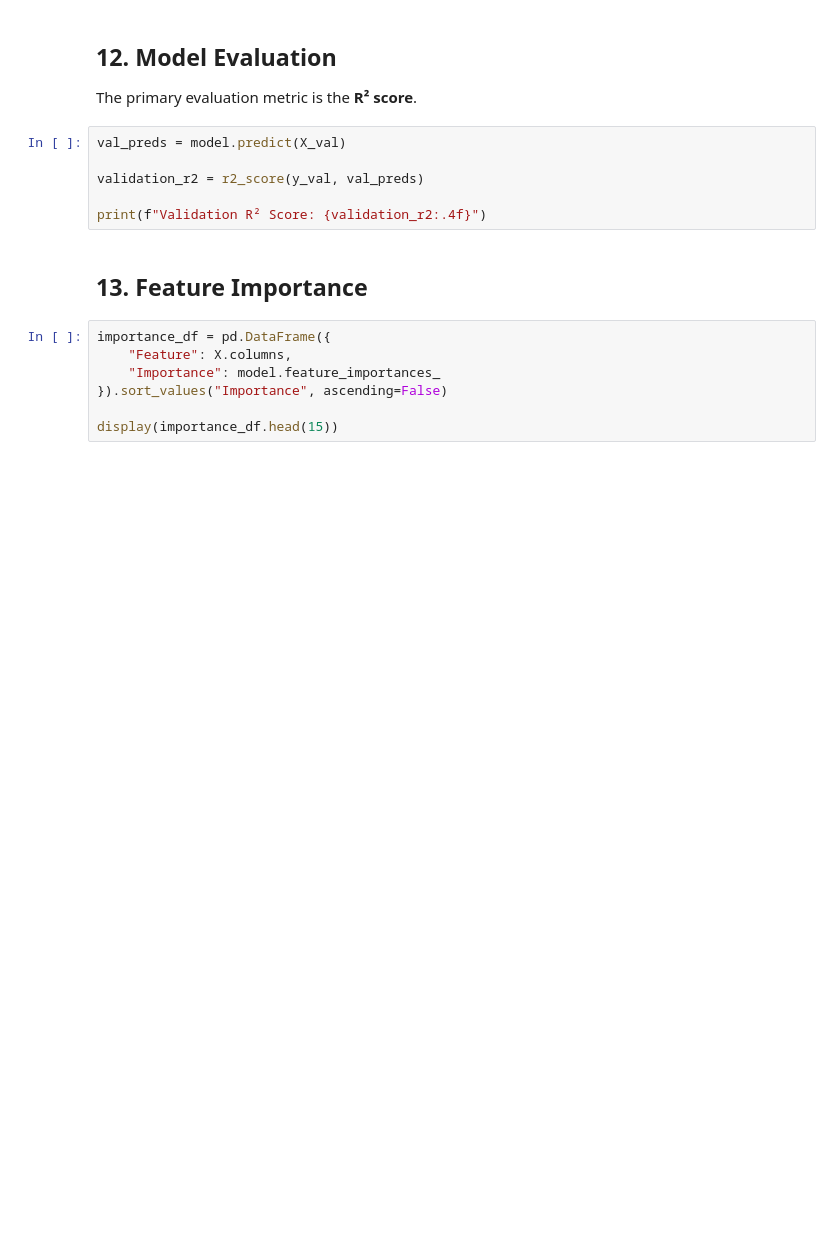
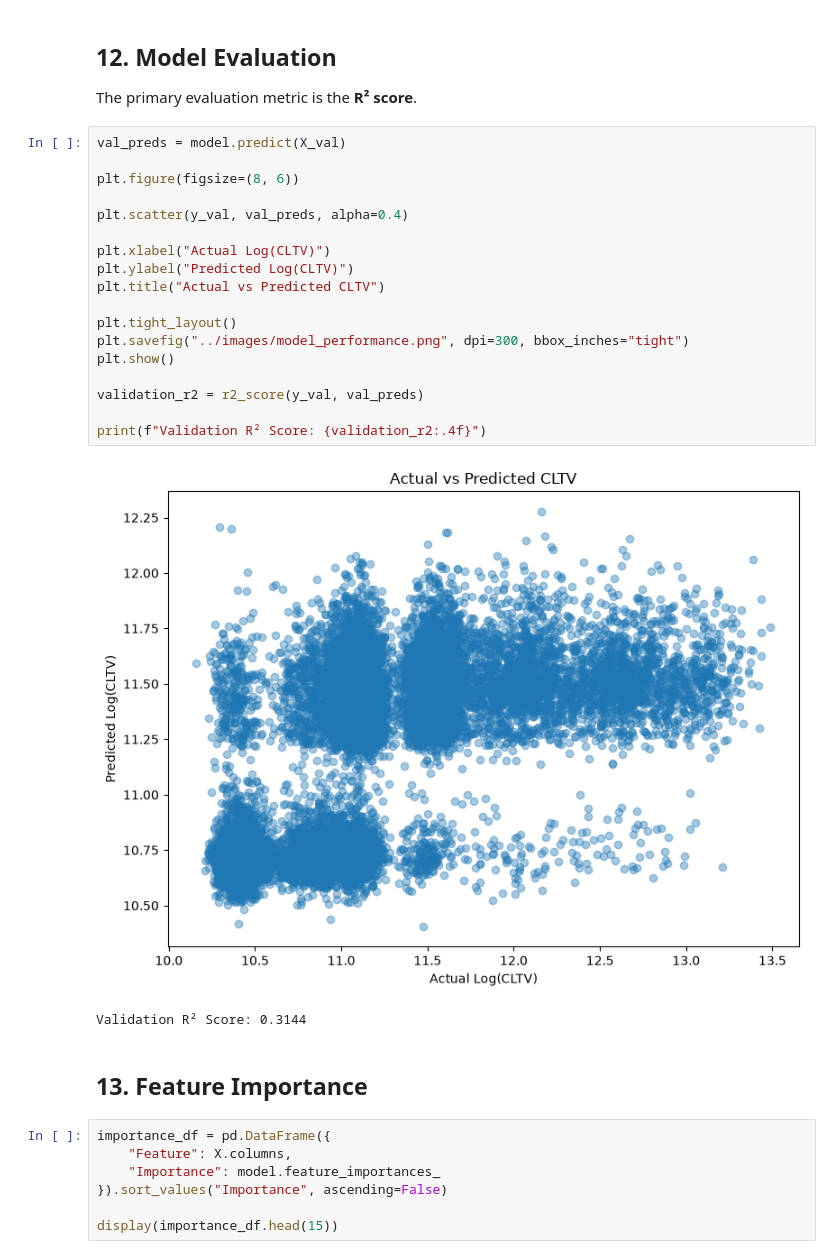
Before and after one commit to tamanna-dev01/cltv-prediction-hackathon, a Jupyter notebook: notebooks/CLTV_Prediction.ipynb, the cells around one changed output. Saved outputs shown, nothing was run; the diff lists cells and outputs as text; blank space fills up the shorter version.

```diff
--- a/notebooks/CLTV_Prediction.ipynb
+++ b/notebooks/CLTV_Prediction.ipynb
@@ -342,12 +534,27 @@ print("Model training completed.")
 ## 12. Model Evaluation
 
 The primary evaluation metric is the **R² score**.
-# %%
-val_preds = model.predict(X_val)
-
-validation_r2 = r2_score(y_val, val_preds)
-
-print(f"Validation R² Score: {validation_r2:.4f}")
+# %%
+val_preds = model.predict(X_val)
+
+plt.figure(figsize=(8, 6))
+
+plt.scatter(y_val, val_preds, alpha=0.4)
+
+plt.xlabel("Actual Log(CLTV)")
+plt.ylabel("Predicted Log(CLTV)")
+plt.title("Actual vs Predicted CLTV")
+
+plt.tight_layout()
+plt.savefig("../images/model_performance.png", dpi=300, bbox_inches="tight")
+plt.show()
+
+validation_r2 = r2_score(y_val, val_preds)
+
+print(f"Validation R² Score: {validation_r2:.4f}")
+# %% [output]
+[figure, added]
+Validation R² Score: 0.3144
 # %% [markdown]
 ## 13. Feature Importance
 # %%
```
Also changed, not shown: parts of 28 cells of this notebook, 1 other file.
